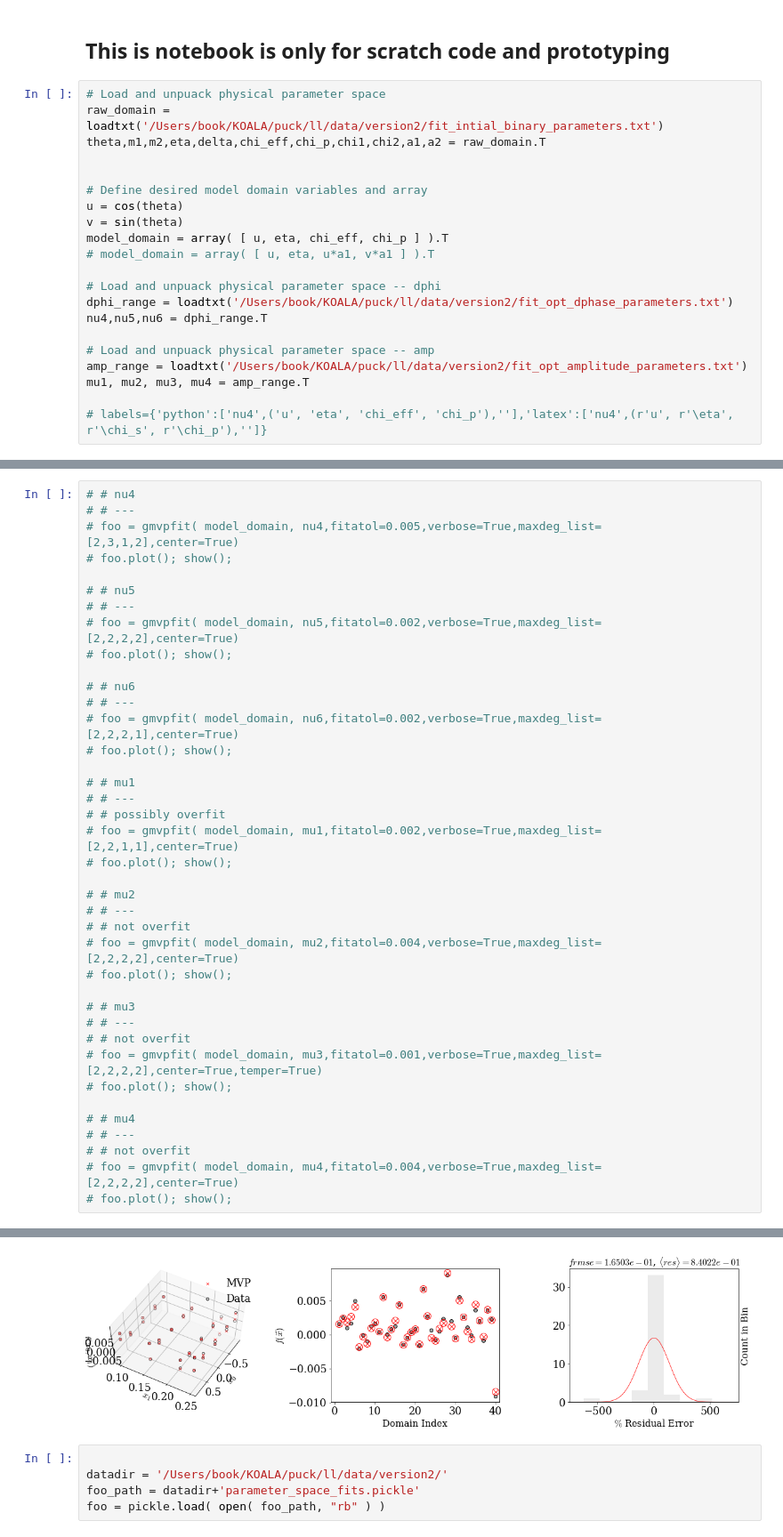
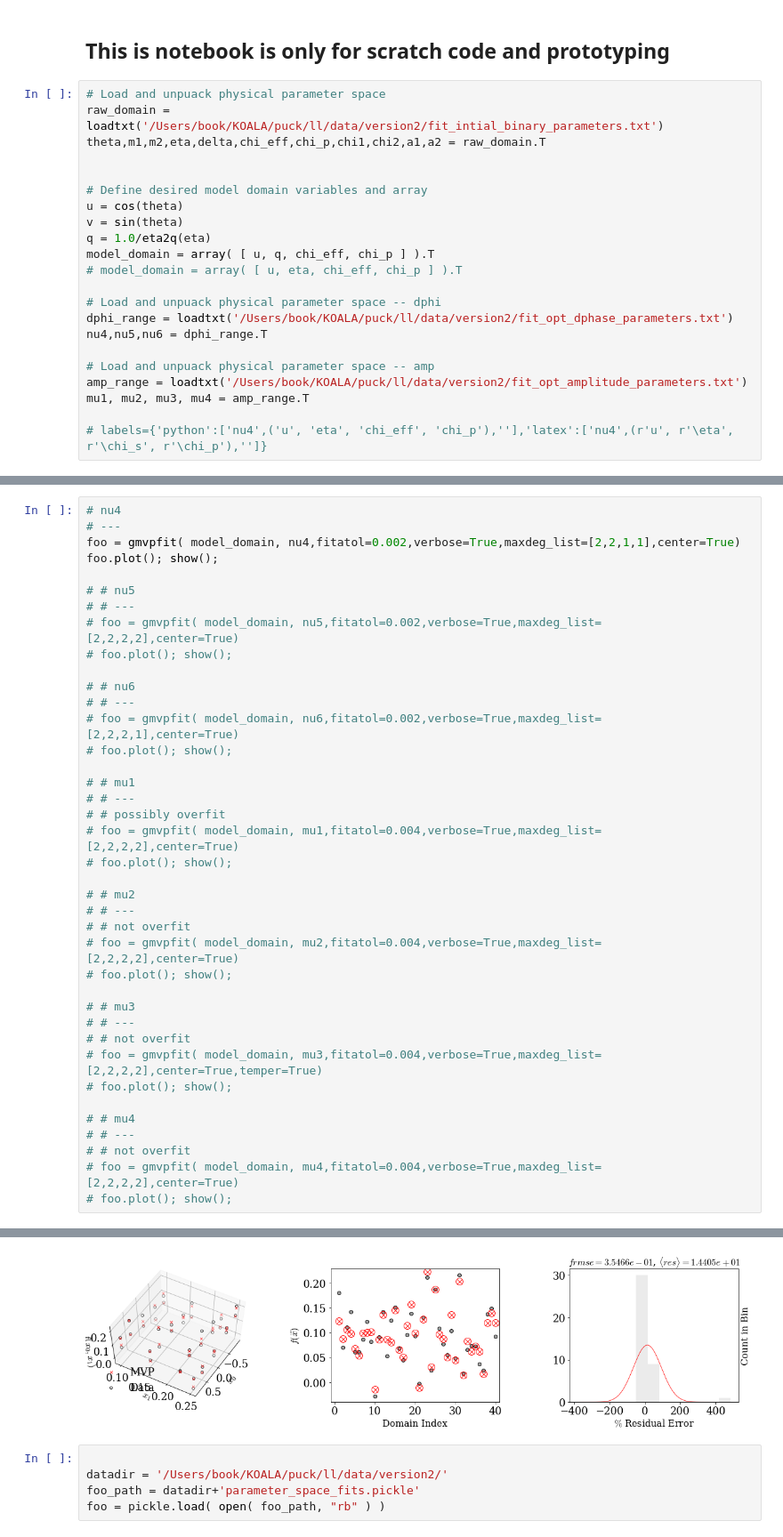
Before and after one commit to Cyberface/puck, a Jupyter notebook: ll/issues/4_fit_hyper_parameters.ipynb, the cells around one changed output, grey strips where cells are left out. Shown at 89% size. Cells and saved outputs as stored; diff of their text form.

```diff
--- a/ll/issues/4_fit_hyper_parameters.ipynb
+++ b/ll/issues/4_fit_hyper_parameters.ipynb
@@ -28,8 +28,9 @@ theta,m1,m2,eta,delta,chi_eff,chi_p,chi1,chi2,a1,a2 = raw_domain.T
 # Define desired model domain variables and array
 u = cos(theta)
 v = sin(theta)
-model_domain = array( [ u, eta, chi_eff, chi_p ] ).T
-# model_domain = array( [ u, eta, u*a1, v*a1 ] ).T
+q = 1.0/eta2q(eta)
+model_domain = array( [ u, q, chi_eff, chi_p ] ).T
+# model_domain = array( [ u, eta, chi_eff, chi_p ] ).T
 
 # Load and unpuack physical parameter space -- dphi
 dphi_range = loadtxt('/Users/book/KOALA/puck/ll/data/version2/fit_opt_dphase_parameters.txt')
@@ -127,8 +44,8 @@ eta >>          [0.25       0.22222222 0.16       0.09876543]
 # %%
-# # nu4
-# # ---
-# foo = gmvpfit( model_domain, nu4,fitatol=0.005,verbose=True,maxdeg_list=[2,3,1,2],center=True)
-# foo.plot(); show();
+# nu4
+# ---
+foo = gmvpfit( model_domain, nu4,fitatol=0.002,verbose=True,maxdeg_list=[2,2,1,1],center=True)
+foo.plot(); show();
 
 # # nu5
 # # ---
@@ -143,7 +60,7 @@ eta >>          [0.25       0.22222222 0.16       0.09876543]
 # # mu1
 # # ---
 # # possibly overfit
-# foo = gmvpfit( model_domain, mu1,fitatol=0.002,verbose=True,maxdeg_list=[2,2,1,1],center=True)
+# foo = gmvpfit( model_domain, mu1,fitatol=0.004,verbose=True,maxdeg_list=[2,2,2,2],center=True)
 # foo.plot(); show();
 
 # # mu2
@@ -155,7 +72,7 @@ eta >>          [0.25       0.22222222 0.16       0.09876543]
 # # mu3
 # # ---
 # # not overfit
-# foo = gmvpfit( model_domain, mu3,fitatol=0.001,verbose=True,maxdeg_list=[2,2,2,2],center=True,temper=True)
+# foo = gmvpfit( model_domain, mu3,fitatol=0.004,verbose=True,maxdeg_list=[2,2,2,2],center=True,temper=True)
 # foo.plot(); show();
 
 # # mu4
@@ -184,4 +101,4 @@ f = lambda x0,x1,x2,x3: 9.42694308e+01*(x0) + -1.47491362e+00*(x1) + 1.00900250e
-[figure, old version]
+[figure, new version]
 # %%
 
 datadir = '/Users/book/KOALA/puck/ll/data/version2/'
```
Also changed, not shown: parts of 9 cells of this notebook, 14 other files.
